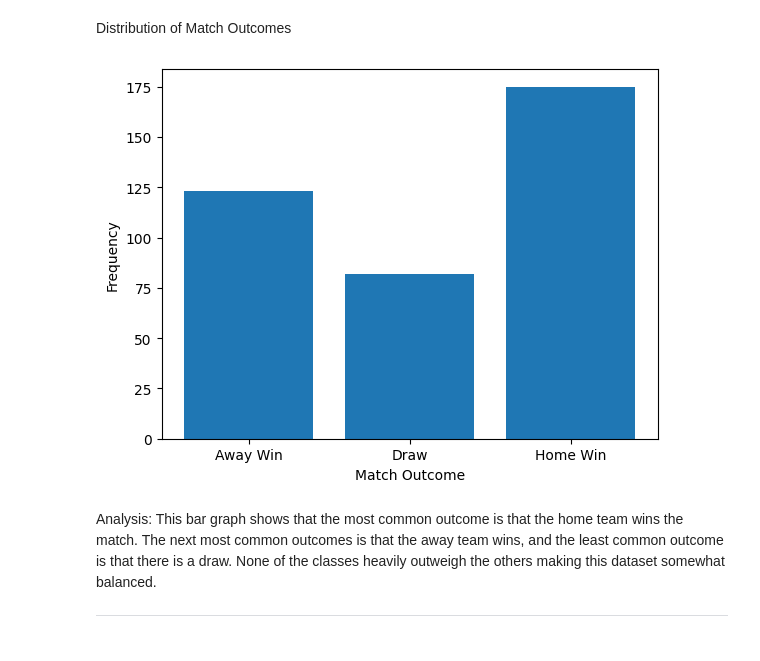
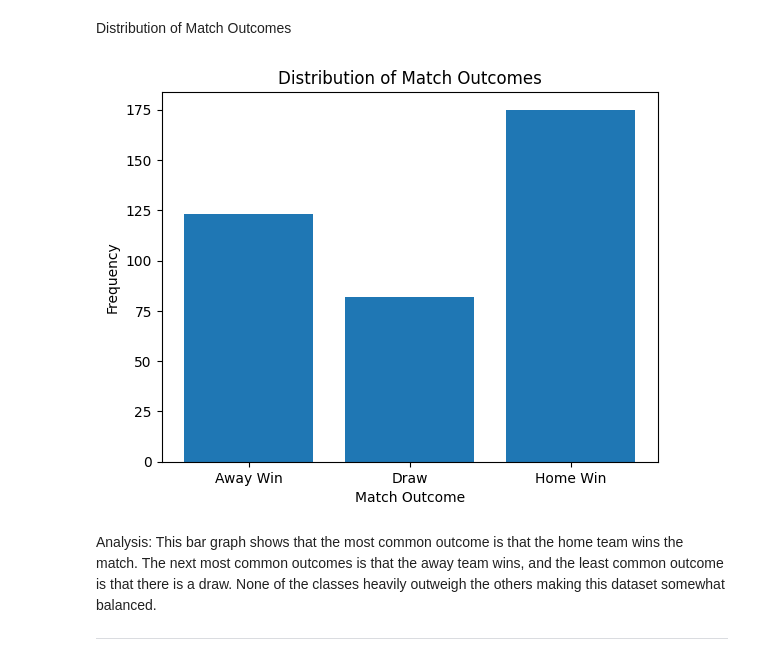
Before and after one commit to dennis-sarajlic/Final-Project, a Jupyter notebook: project.ipynb, the cells around one changed output. Drawn from its saved outputs; the diff is of its cells as text; code cells hidden in the pictures.

```diff
--- a/project.ipynb
+++ b/project.ipynb
@@ -122,18 +122,19 @@ Distribution of Match Outcomes
 # %%
 # Target variable classes
 results = ['Away Win', 'Draw', 'Home Win']
 
 # Counts per class
 value_counts = data['outcome'].value_counts()
 counts = [value_counts[-1], value_counts[0], value_counts[1]]
 
 # Plot
 plt.bar(results, counts)
+plt.title('Distribution of Match Outcomes')
 plt.ylabel('Frequency')
 plt.xlabel('Match Outcome')
 plt.show()
 # %% [output]
-[figure, old version]
+[figure, new version]
 # %% [markdown]
 Analysis: This bar graph shows that the most common outcome is that the home team wins the match. The next most common outcomes is that the away team wins, and the least common outcome is that there is a draw. None of the classes heavily outweigh the others making this dataset somewhat balanced.
 ____________________________________________________________________________________________________________________________________________________________________________________________________
```
Also changed, not shown: parts of 1 cell of this notebook.
